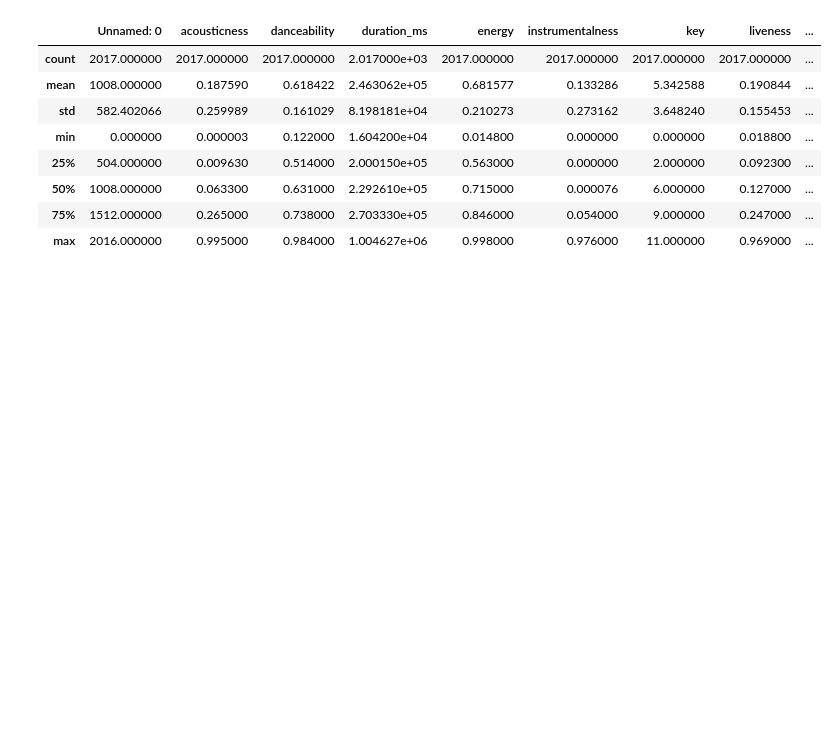
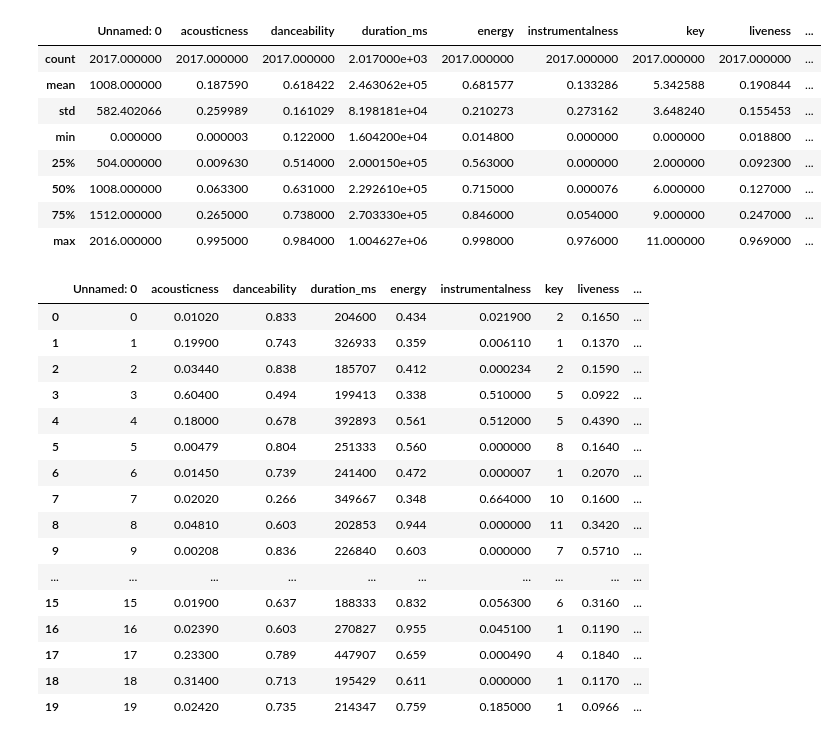
Before and after one commit to Payal2000/Spotify-EDA-DecisionTree, a Jupyter notebook: Spotify_EDA_Decision_Tree.ipynb, the cells around one changed output. Drawn from its saved outputs; the diff is of its cells as text; code cells hidden in the pictures; blank space fills up the shorter version.

```diff
--- a/Spotify_EDA_Decision_Tree.ipynb
+++ b/Spotify_EDA_Decision_Tree.ipynb
@@ -34,3 +34,23 @@ data.describe()
 | 50% | 1008.000000 | 0.063300 | 0.631000 | 2.292610e+05 | 0.715000 | 0.000076 | 6.000000 | 0.127000 | ... |
 | 75% | 1512.000000 | 0.265000 | 0.738000 | 2.703330e+05 | 0.846000 | 0.054000 | 9.000000 | 0.247000 | ... |
 | max | 2016.000000 | 0.995000 | 0.984000 | 1.004627e+06 | 0.998000 | 0.976000 | 11.000000 | 0.969000 | ... |
+# %%
+data.head(20)
+# %% [output]
+|  | Unnamed: 0 | acousticness | danceability | duration_ms | energy | instrumentalness | key | liveness | ... |
+| 0 | 0 | 0.01020 | 0.833 | 204600 | 0.434 | 0.021900 | 2 | 0.1650 | ... |
+| 1 | 1 | 0.19900 | 0.743 | 326933 | 0.359 | 0.006110 | 1 | 0.1370 | ... |
+| 2 | 2 | 0.03440 | 0.838 | 185707 | 0.412 | 0.000234 | 2 | 0.1590 | ... |
+| 3 | 3 | 0.60400 | 0.494 | 199413 | 0.338 | 0.510000 | 5 | 0.0922 | ... |
+| 4 | 4 | 0.18000 | 0.678 | 392893 | 0.561 | 0.512000 | 5 | 0.4390 | ... |
+| 5 | 5 | 0.00479 | 0.804 | 251333 | 0.560 | 0.000000 | 8 | 0.1640 | ... |
+| 6 | 6 | 0.01450 | 0.739 | 241400 | 0.472 | 0.000007 | 1 | 0.2070 | ... |
+| 7 | 7 | 0.02020 | 0.266 | 349667 | 0.348 | 0.664000 | 10 | 0.1600 | ... |
+| 8 | 8 | 0.04810 | 0.603 | 202853 | 0.944 | 0.000000 | 11 | 0.3420 | ... |
+| 9 | 9 | 0.00208 | 0.836 | 226840 | 0.603 | 0.000000 | 7 | 0.5710 | ... |
+| ... | ... | ... | ... | ... | ... | ... | ... | ... | ... |
+| 15 | 15 | 0.01900 | 0.637 | 188333 | 0.832 | 0.056300 | 6 | 0.3160 | ... |
+| 16 | 16 | 0.02390 | 0.603 | 270827 | 0.955 | 0.045100 | 1 | 0.1190 | ... |
+| 17 | 17 | 0.23300 | 0.789 | 447907 | 0.659 | 0.000490 | 4 | 0.1840 | ... |
+| 18 | 18 | 0.31400 | 0.713 | 195429 | 0.611 | 0.000000 | 1 | 0.1170 | ... |
+| 19 | 19 | 0.02420 | 0.735 | 214347 | 0.759 | 0.185000 | 1 | 0.0966 | ... |
```
Also changed, not shown: parts of 2 cells of this notebook.
